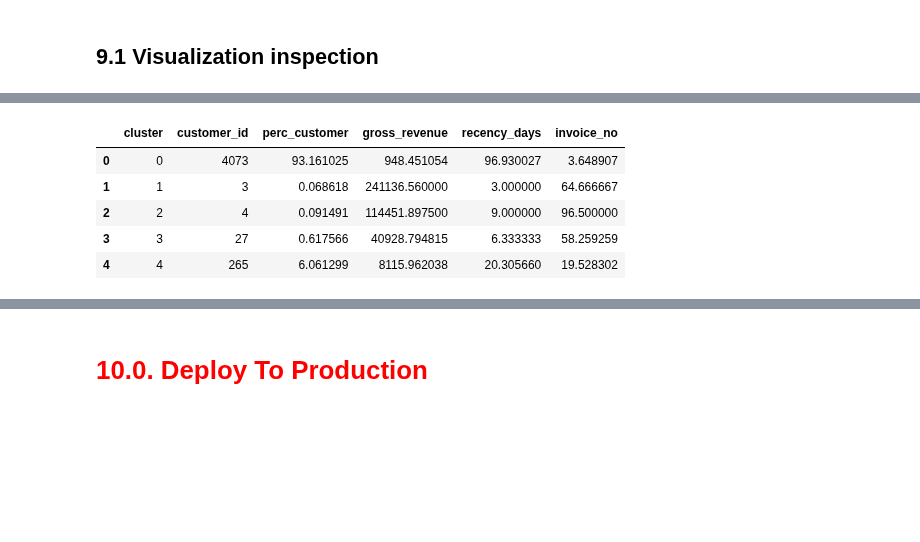
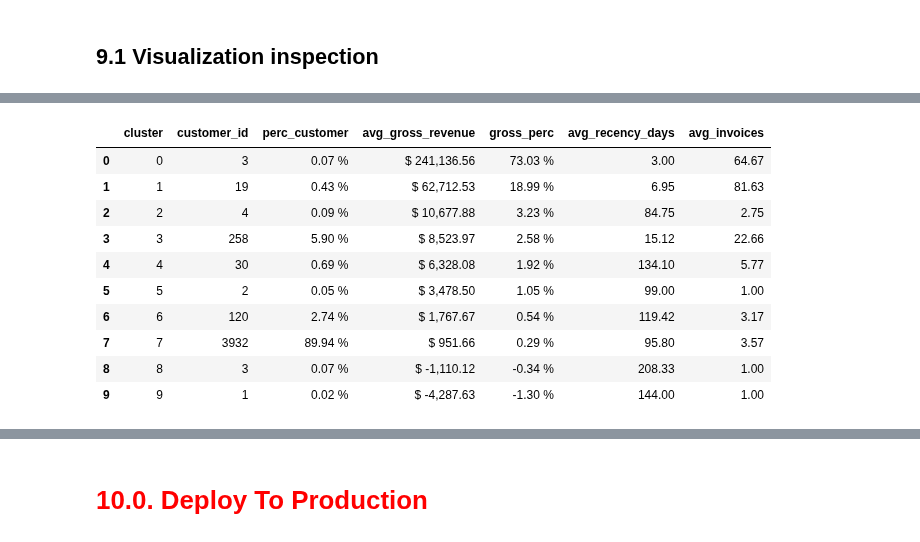
Before and after one commit to Eduardo-95-DS/Insiders-clustering, a Jupyter notebook: notebooks/look_1-ear-metrics.ipynb, the cells around one changed output, grey strips where cells are left out. Saved outputs shown, nothing was run; the diff lists cells and outputs as text; code cells hidden in the pictures; blank space fills up the shorter version.

```diff
--- a/notebooks/look_1-ear-metrics.ipynb
+++ b/notebooks/look_1-ear-metrics.ipynb
@@ -170,6 +174,9 @@ df_ref = pd.merge(df_ref, df_freq, on='customer_id', how='left')
 # Avg Ticket
 df_avg_ticket = df2[['customer_id', 'gross_revenue']].groupby('customer_id').mean().reset_index().rename(columns={'gross_revenue':'avg_ticket'})
 df_ref = pd.merge(df_ref, df_avg_ticket, on='customer_id', how='left')
+
+
+df_ref=df_ref.rename(columns={'invoice_no':'total_invoices'})
 # %% [markdown]
 # <font color='red'> 3.0 Variable filtering </font>
 # %%
@@ -202,5 +210,5 @@ X.head()
 # %%
-clusters = [2, 3, 4, 5, 6]
+clusters = [2, 3, 4, 5, 6,7,8,9,10]
 # %%
 kmeans = KElbowVisualizer(c.KMeans(n_init='auto'),k=clusters, timings=False)
 kmeans.fit(X)
@@ -219,7 +227,7 @@ kmeans.show();
 ## 8.1 K-Means
 # %%
 # model definition
-k = 5
+k = 10
 kmeans = c.KMeans(n_clusters=k,n_init='auto',random_state=42)
 
 # model training
@@ -254,3 +251,11 @@ df9.head()
+# %%
+df9 = df6.copy()
+df9['cluster'] = labels
+
+df9['gross_revenue'] = ssgross.inverse_transform(df9[['gross_revenue']])
+df9['recency_days'] = ssrecency.inverse_transform(df9[['recency_days']])
+df9['total_invoices'] = ssinvoice.inverse_transform(df9[['total_invoices']])
+df9['avg_ticket'] = ssavg.inverse_transform(df9[['avg_ticket']])
 # %% [markdown]
 ## 9.1 Visualization inspection
 # %%
@@ -275,25 +293,65 @@ df9.sample(10)
 # %%
-# Number of customer
+# Percentual of costumer
 df_cluster = df9[['customer_id', 'cluster']].groupby( 'cluster' ).count().reset_index()
 df_cluster['perc_customer'] = 100*( df_cluster['customer_id'] / df_cluster['customer_id'].sum() )
+df_cluster['perc_customer']=df_cluster['perc_customer'].map('{:,.2f} %'.format)
 
 # Avg Gross revenue
 df_avg_gross_revenue = df9[['gross_revenue', 'cluster']].groupby( 'cluster' ).mean().reset_index()
 df_cluster = pd.merge( df_cluster, df_avg_gross_revenue, how='inner', on='cluster' )
+df_cluster=df_cluster.rename(columns={'gross_revenue':'avg_gross_revenue'})
+
+# Gross revenue percentual
+df_gross_perc = df9[['cluster', 'gross_revenue']].groupby('cluster').sum().reset_index()
+df_cluster['gross_perc'] = 100*(df_cluster['avg_gross_revenue'] / df_cluster['avg_gross_revenue'].sum())
+df_cluster['gross_perc']=df_cluster['gross_perc'].map('{:,.2f} %'.format)
 
 # Avg recency days
 df_avg_recency_days = df9[['recency_days', 'cluster']].groupby( 'cluster' ).mean().reset_index()
-df_cluster = pd.merge( df_cluster, df_avg_recency_days, how='inner', on='cluster' )
+df_cluster = pd.merge(df_cluster, df_avg_recency_days, how='inner', on='cluster')
+df_cluster['recency_days']=df_cluster['recency_days'].map('{:,.2f}'.format)
+df_cluster=df_cluster.rename(columns={'recency_days':'avg_recency_days'})
 
 # Avg invoice_no
-df_invoice_no = df9[['invoice_no', 'cluster']].groupby( 'cluster' ).mean().reset_index()
-df_cluster = pd.merge( df_cluster, df_invoice_no, how='inner', on='cluster' )
+df_invoice_no = df9[['total_invoices', 'cluster']].groupby('cluster').mean().reset_index()
+df_cluster = pd.merge(df_cluster, df_invoice_no, how='inner', on='cluster')
+df_cluster['total_invoices']=df_cluster['total_invoices'].map('{:,.2f}'.format)
+df_cluster=df_cluster.rename(columns={'total_invoices':'avg_invoices'})
+
+df_cluster=df_cluster.sort_values(['avg_gross_revenue'],ascending=False).reset_index(drop=True)
+
+df_cluster['avg_gross_revenue']=df_cluster['avg_gross_revenue'].map('$ {:,.2f}'.format)
+
+
+df_cluster.loc[0:0,'cluster'] = 0
+df_cluster.loc[1:1,'cluster'] = 1
+df_cluster.loc[2:2,'cluster'] = 2
+
+rows=df_cluster.shape[0:1]
+rows=int(rows[0])
+
+if rows>3:
+        df_cluster.loc[3:3,'cluster'] = 3
+        df_cluster.loc[4:4,'cluster'] = 4
+        df_cluster.loc[5:5,'cluster'] = 5
+        df_cluster.loc[6:6,'cluster'] = 6
+        df_cluster.loc[7:7,'cluster'] = 7
+        df_cluster.loc[8:8,'cluster'] = 8
+        df_cluster.loc[9:9,'cluster'] = 9
+        df_cluster.loc[10:10,'cluster'] = 10
+else:
+    None
 
 df_cluster
 # %% [output]
-|  | cluster | customer_id | perc_customer | gross_revenue | recency_days | invoice_no |
-| 0 | 0 | 4073 | 93.161025 | 948.451054 | 96.930027 | 3.648907 |
-| 1 | 1 | 3 | 0.068618 | 241136.560000 | 3.000000 | 64.666667 |
-| 2 | 2 | 4 | 0.091491 | 114451.897500 | 9.000000 | 96.500000 |
-| 3 | 3 | 27 | 0.617566 | 40928.794815 | 6.333333 | 58.259259 |
-| 4 | 4 | 265 | 6.061299 | 8115.962038 | 20.305660 | 19.528302 |
+|  | cluster | customer_id | perc_customer | avg_gross_revenue | gross_perc | avg_recency_days | avg_invoices |
+| 0 | 0 | 3 | 0.07 % | $ 241,136.56 | 73.03 % | 3.00 | 64.67 |
+| 1 | 1 | 19 | 0.43 % | $ 62,712.53 | 18.99 % | 6.95 | 81.63 |
+| 2 | 2 | 4 | 0.09 % | $ 10,677.88 | 3.23 % | 84.75 | 2.75 |
+| 3 | 3 | 258 | 5.90 % | $ 8,523.97 | 2.58 % | 15.12 | 22.66 |
+| 4 | 4 | 30 | 0.69 % | $ 6,328.08 | 1.92 % | 134.10 | 5.77 |
+| 5 | 5 | 2 | 0.05 % | $ 3,478.50 | 1.05 % | 99.00 | 1.00 |
+| 6 | 6 | 120 | 2.74 % | $ 1,767.67 | 0.54 % | 119.42 | 3.17 |
+| 7 | 7 | 3932 | 89.94 % | $ 951.66 | 0.29 % | 95.80 | 3.57 |
+| 8 | 8 | 3 | 0.07 % | $ -1,110.12 | -0.34 % | 208.33 | 1.00 |
+| 9 | 9 | 1 | 0.02 % | $ -4,287.63 | -1.30 % | 144.00 | 1.00 |
```
Also changed, not shown: parts of 16 cells of this notebook.
